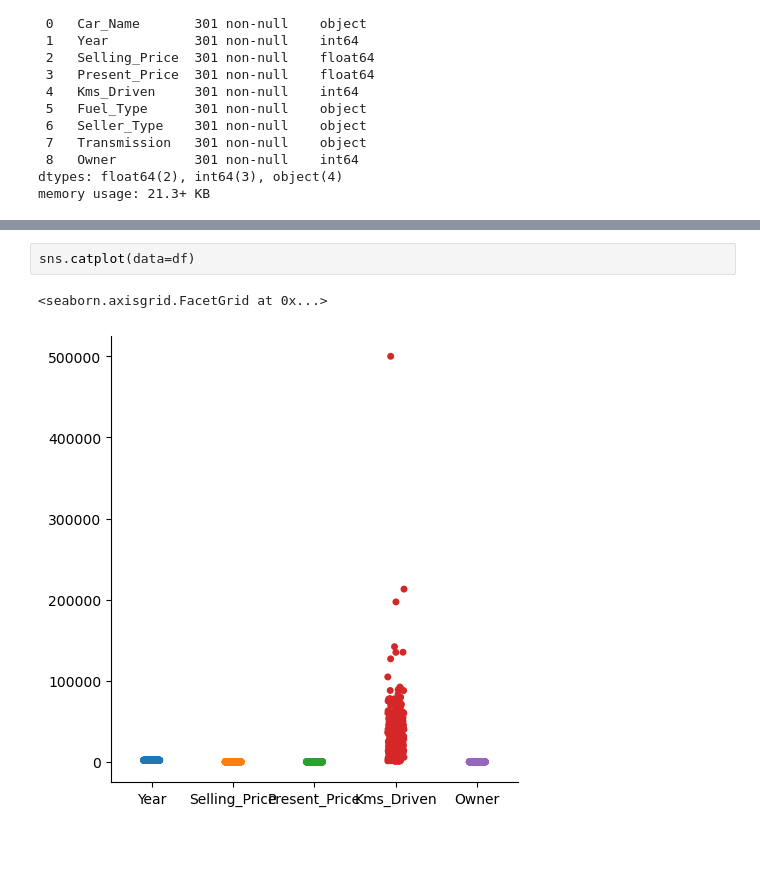
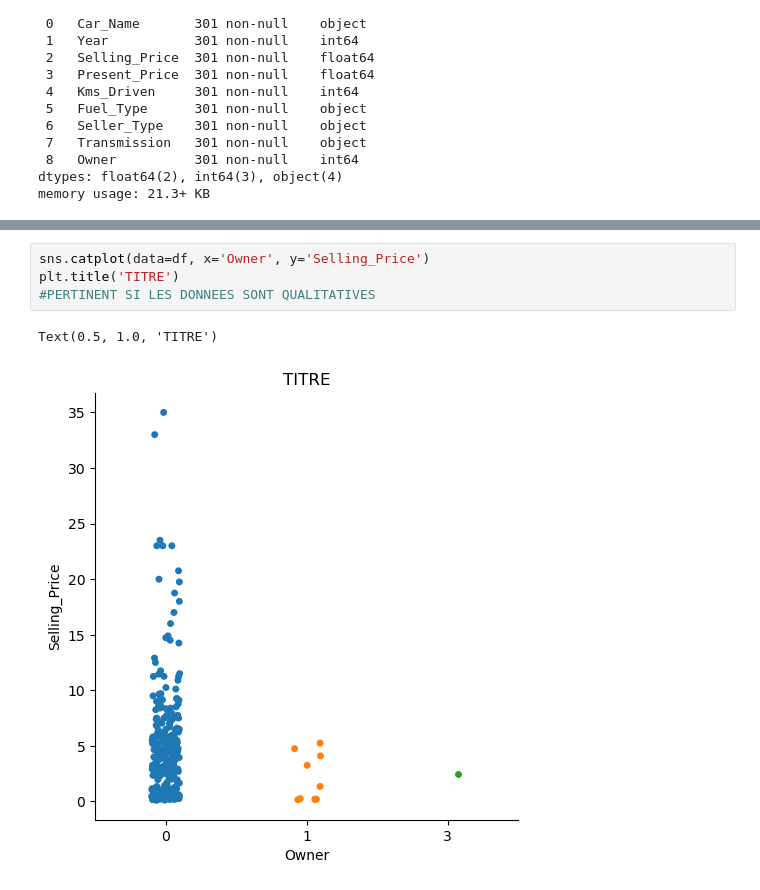
Before and after one commit to brusadelli-luca/NewCar, a Jupyter notebook: main.ipynb, the cells around one changed output, grey strips where cells are left out. Saved outputs shown, nothing was run; the diff lists cells and outputs as text; blank space fills up the shorter version.

```diff
--- a/main.ipynb
+++ b/main.ipynb
@@ -75,5 +131,7 @@ array([[<AxesSubplot:title={'center':'Year'}>,
 # %%
-sns.catplot(data=df)
+sns.catplot(data=df, x='Owner', y='Selling_Price')
+plt.title('TITRE')
+#PERTINENT SI LES DONNEES SONT QUALITATIVES
 # %% [output]
-<seaborn.axisgrid.FacetGrid at 0x...>
+Text(0.5, 1.0, 'TITRE')
-[figure, old version]
+[figure, new version]
```
Also changed, not shown: parts of 83 cells of this notebook.
